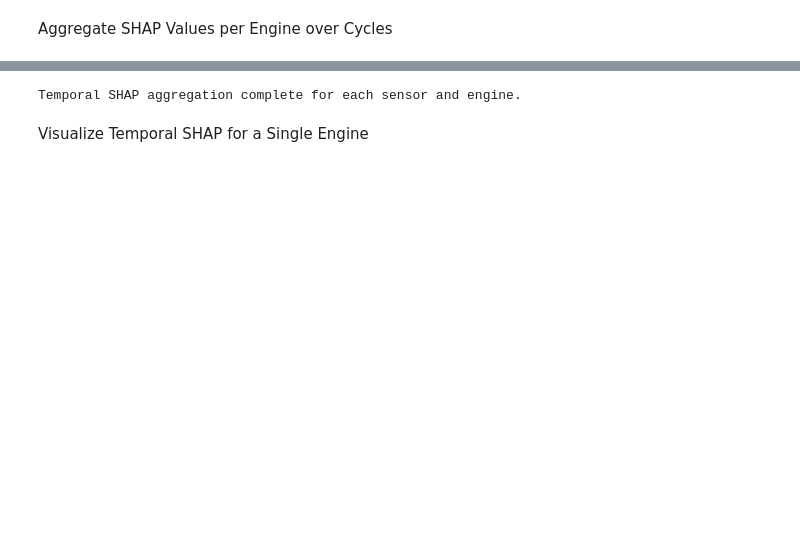
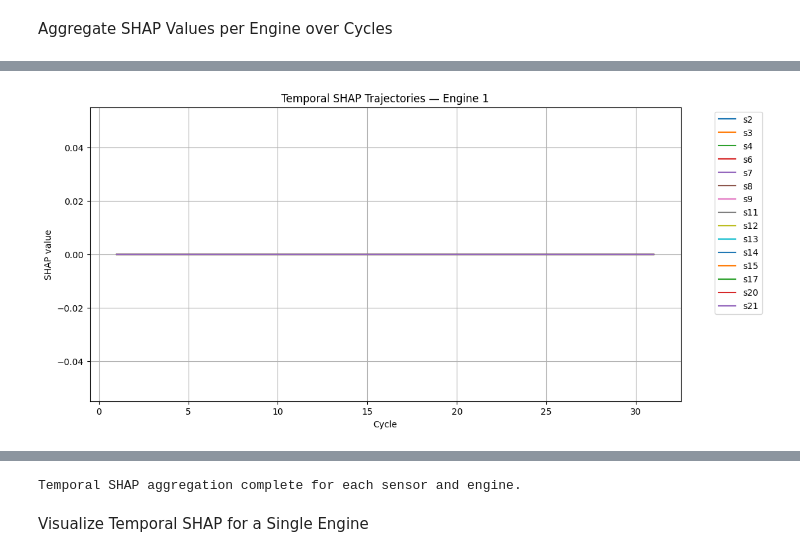
Before and after one commit to Priya-3005/AircraftML, a Jupyter notebook: Untitled.ipynb, the cells around one changed output, grey strips where cells are left out. Saved outputs shown, nothing was run; the diff lists cells and outputs as text; code cells hidden in the pictures; blank space fills up the shorter version.

```diff
--- a/Untitled.ipynb
+++ b/Untitled.ipynb
@@ -479,0 +547,28 @@ Aggregate SHAP Values per Engine over Cycles
+# %%
+import matplotlib.pyplot as plt
+
+# ✅ Choose one engine to visualize (e.g., Engine 1)
+engine_id = engine_ids[0]
+
+# Filter test data for this engine
+engine_data = test_df[test_df['id'] == engine_id]
+
+# Get row indices for this engine
+engine_idx = engine_data.index
+
+plt.figure(figsize=(12,6))
+
+# Plot each sensor’s SHAP values across cycles
+for sensor in temporal_sensors:
+    if sensor in X_test.columns:
+        col_idx = X_test.columns.get_loc(sensor)
+        plt.plot(engine_data['cycle'], shap_values[engine_idx, col_idx], label=sensor)
+
+plt.xlabel("Cycle")
+plt.ylabel("SHAP value")
+plt.title(f"Temporal SHAP Trajectories — Engine {engine_id}")
+plt.legend(bbox_to_anchor=(1.05, 1), loc='upper left')
+plt.grid(True)
+plt.show()
+# %% [output]
+[figure, added]
```
Also changed, not shown: parts of 15 cells of this notebook.
